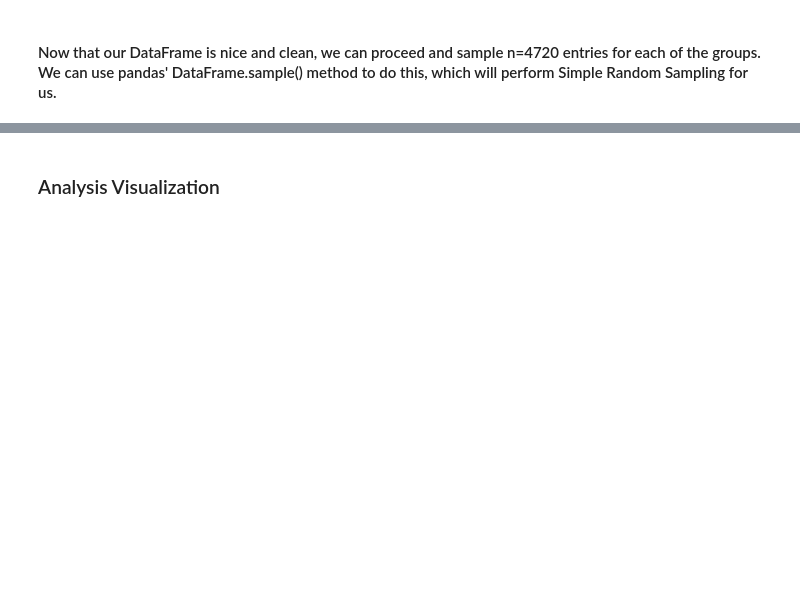
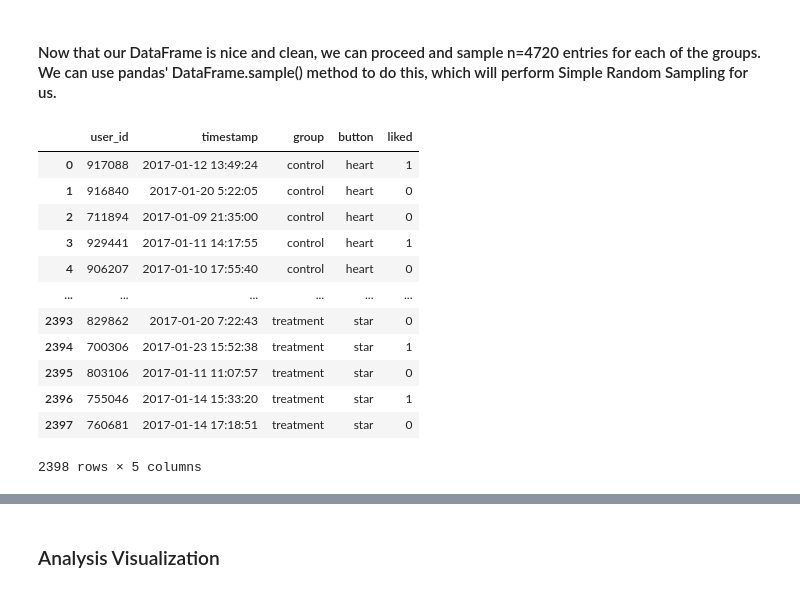
Before and after one commit to DavidGuzman1999/2021-fall-data-science, a Jupyter notebook: Week-10-Friday-AB-Testing/Exercise.ipynb, the cells around one changed output, grey strips where cells are left out. Saved outputs shown, nothing was run; the diff lists cells and outputs as text; code cells hidden in the pictures; blank space fills up the shorter version.

```diff
--- a/Week-10-Friday-AB-Testing/Exercise.ipynb
+++ b/Week-10-Friday-AB-Testing/Exercise.ipynb
@@ -46,2 +88,6 @@ effect_size = sms.proportion_effectsize(0.06, 0.09)
 # %%
 # Check that no users have been sampled multiple times
+session_counts = df["user_id"].value_counts(ascending=False)
+multi_users = session_counts[session_counts > 1].count()
+
+print (multi_users) # there are 3453 users are being sampled twice, lets remove them
@@ -54,4 +128,22 @@ effect_size = sms.proportion_effectsize(0.06, 0.09)
 # %%
 # Create one table called ab_test that has both the cleaned control and treatment data
+ab_test = pd.concat([control_sample, treatment_sample], axis=0)
+ab_test.reset_index(drop=True, inplace=True)
+
+ab_test
+# %% [output]
+|  | user_id | timestamp | group | button | liked |
+| 0 | 917088 | 2017-01-12 13:49:24 | control | heart | 1 |
+| 1 | 916840 | 2017-01-20 5:22:05 | control | heart | 0 |
+| 2 | 711894 | 2017-01-09 21:35:00 | control | heart | 0 |
+| 3 | 929441 | 2017-01-11 14:17:55 | control | heart | 1 |
+| 4 | 906207 | 2017-01-10 17:55:40 | control | heart | 0 |
+| ... | ... | ... | ... | ... | ... |
+| 2393 | 829862 | 2017-01-20 7:22:43 | treatment | star | 0 |
+| 2394 | 700306 | 2017-01-23 15:52:38 | treatment | star | 1 |
+| 2395 | 803106 | 2017-01-11 11:07:57 | treatment | star | 0 |
+| 2396 | 755046 | 2017-01-14 15:33:20 | treatment | star | 1 |
+| 2397 | 760681 | 2017-01-14 17:18:51 | treatment | star | 0 |
+2398 rows × 5 columns
 # %%
 # Count the test groups to make sure that they're balanced
```
Also changed, not shown: parts of 21 cells of this notebook.
